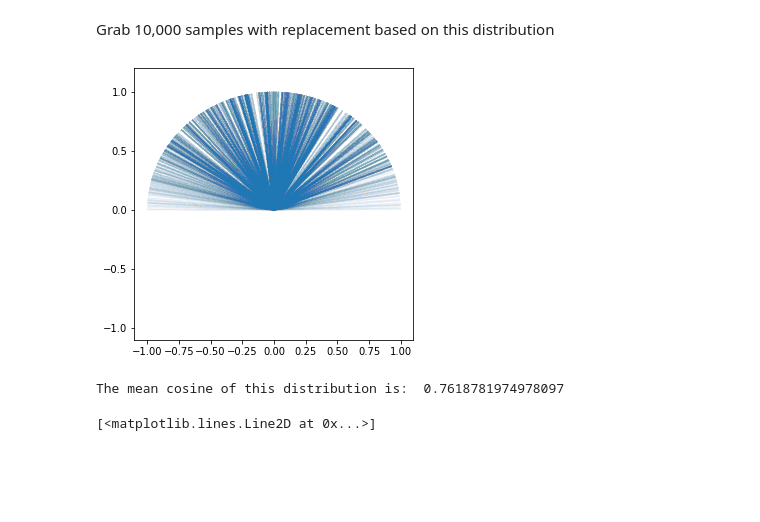
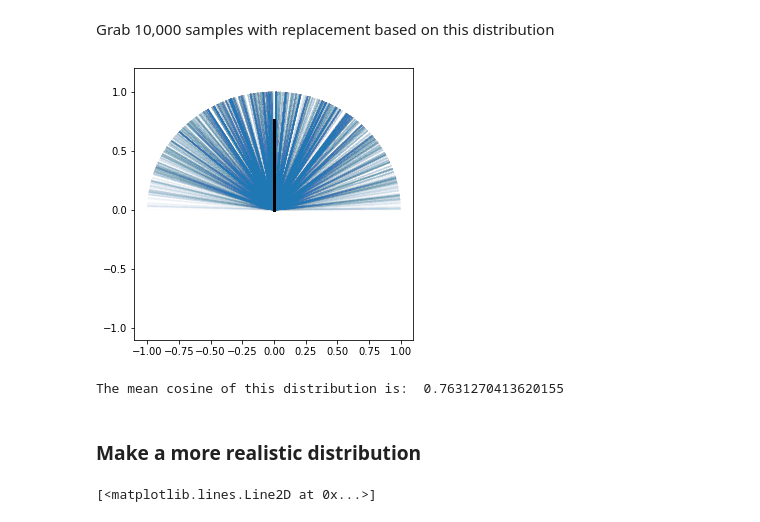
Before and after one commit to marrs-lab/ocean_color, a Jupyter notebook: mean_cosine.ipynb, the cells around one changed output. Drawn from its saved outputs; the diff is of its cells as text; code cells hidden in the pictures; blank space fills up the shorter version.

Commit message:
updating mean cosine with representation via line

```diff
--- a/mean_cosine.ipynb
+++ b/mean_cosine.ipynb
@@ -68,19 +80,24 @@ Grab 10,000 samples with replacement based on this distribution
 # %%
 from numpy.random import choice
 idxs = []
 for i in range(10000):
   idxs.append(choice(np.arange(0,len(downward_vecs_sort),1), p=prob_dist))
 
 figure, axis = plt.subplots(figsize=(5,5))
 axis.add_collection(collections.LineCollection(downward_vecs_sort[idxs],alpha=0.01))
 axis.axis((-1.1, 1.1, -1.1, 1.2))
+
+mean_cos = np.mean(downward_vecs_sort[idxs,1,1])
+axis.plot([0,0],[0,mean_cos],color='black', linewidth=3)
 plt.show()
 # %% [output]
-[figure, old version]
+[figure, new version]
 # %%
-print('The mean cosine of this distribution is: ', np.mean(downward_vecs_sort[idxs,1,1]))
+print('The mean cosine of this distribution is: ', mean_cos)
 # %% [output]
-The mean cosine of this distribution is:  0.7618781974978097
+The mean cosine of this distribution is:  0.7631270413620155
+# %% [markdown]
+### Make a more realistic distribution
 # %%
 # create len(downward_vecs_sort)/2 equally spaced points between -10 and 10
 x = np.linspace(0, 10, int(len(downward_vecs_sort)/2))
```
Also changed, not shown: parts of 8 cells of this notebook.
